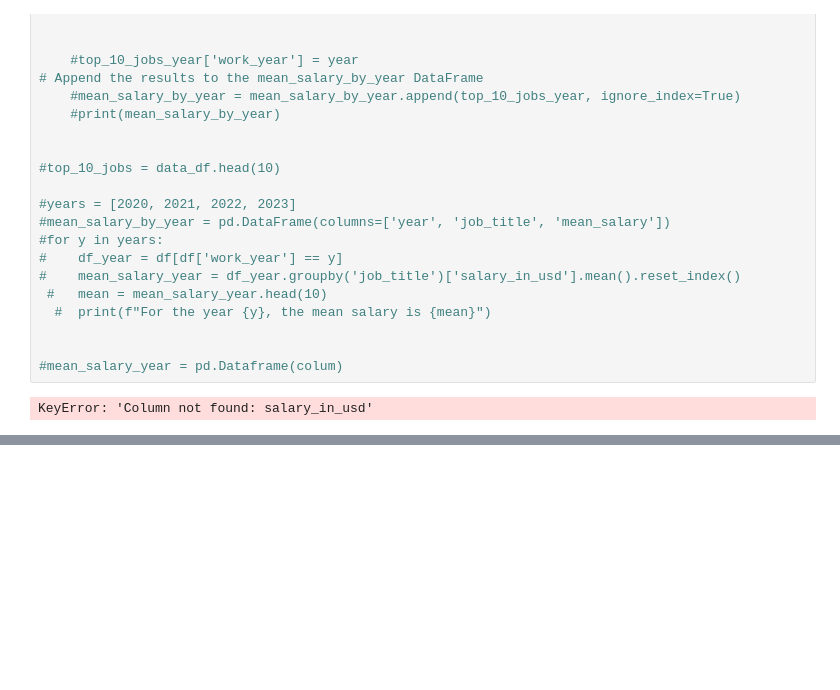
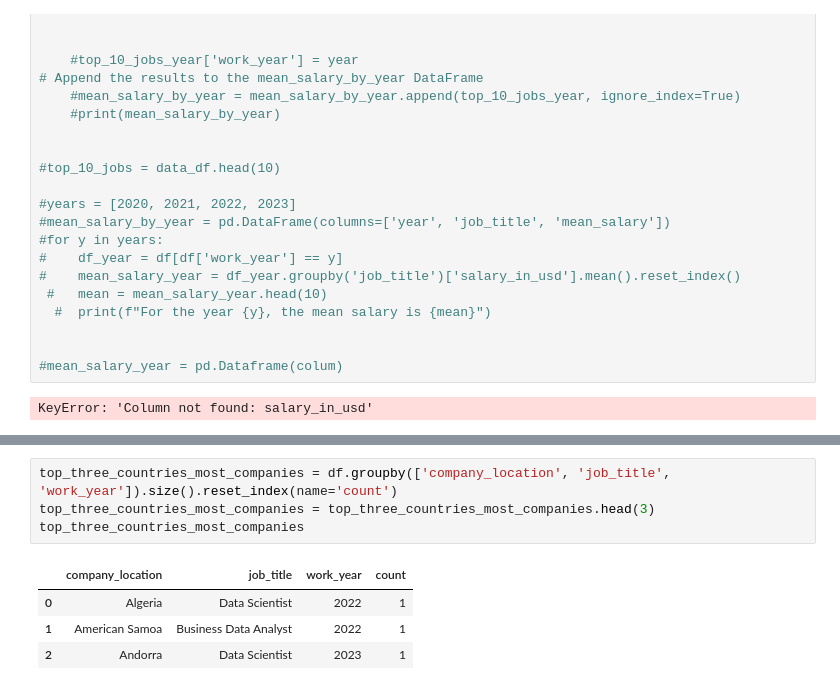
Before and after one commit to chonyeagoro/Project_-1, a Jupyter notebook: Jobs_salaries.ipynb, the cells around one changed output, grey strips where cells are left out. Cells and saved outputs as stored; diff of their text form; blank space fills up the shorter version.

```diff
--- a/Jobs_salaries.ipynb
+++ b/Jobs_salaries.ipynb
@@ -414,0 +324,9 @@ data_df
+# %%
+top_three_countries_most_companies = df.groupby(['company_location', 'job_title', 'work_year']).size().reset_index(name='count')
+top_three_countries_most_companies = top_three_countries_most_companies.head(3)
+top_three_countries_most_companies
+# %% [output]
+|  | company_location | job_title | work_year | count |
+| 0 | Algeria | Data Scientist | 2022 | 1 |
+| 1 | American Samoa | Business Data Analyst | 2022 | 1 |
+| 2 | Andorra | Data Scientist | 2023 | 1 |
```
Also changed, not shown: parts of 13 cells of this notebook.
